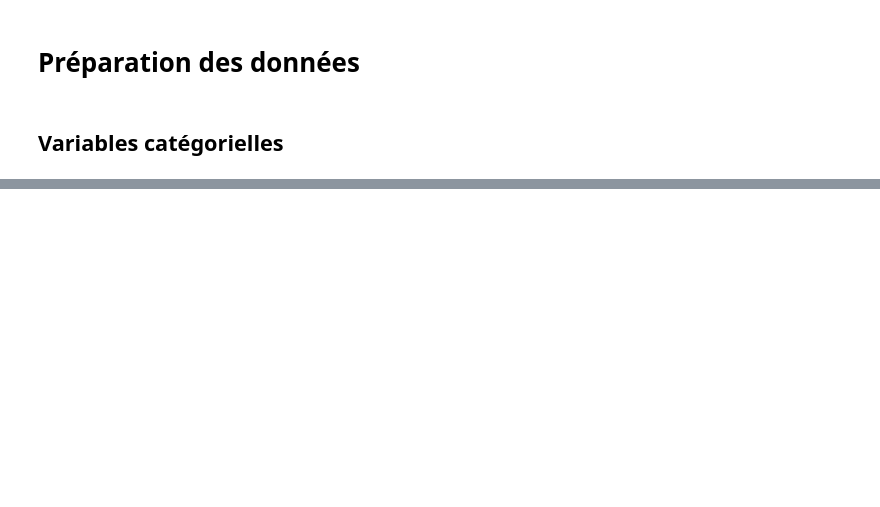
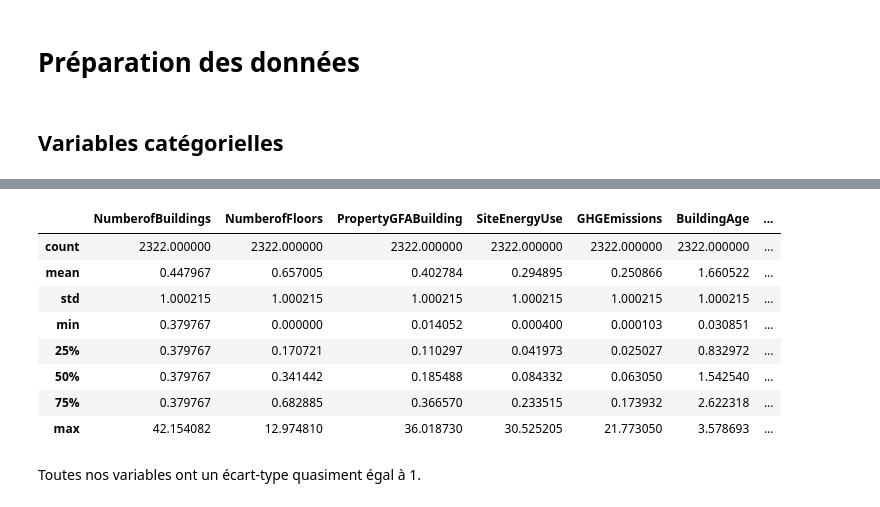
Before and after one commit to sebastienbourgeois/oc-p4-anticiper-besoin-consommation-batiments, a Jupyter notebook: Pelec_02_code.ipynb, the cells around one changed output, grey strips where cells are left out. Saved outputs shown, nothing was run; the diff lists cells and outputs as text; code cells hidden in the pictures; blank space fills up the shorter version.

```diff
--- a/Pelec_02_code.ipynb
+++ b/Pelec_02_code.ipynb
@@ -84,0 +150,20 @@ variables_categorielles = []
+# %%
+from sklearn.preprocessing import StandardScaler
+
+scaler = StandardScaler(with_mean=False)
+batiments_data_final = pd.DataFrame(scaler.fit_transform(batiments_data_topees))
+batiments_data_final.columns = batiments_data_topees.columns
+# %%
+batiments_data_final.describe()
+# %% [output]
+|  | NumberofBuildings | NumberofFloors | PropertyGFABuilding | SiteEnergyUse | GHGEmissions | BuildingAge | ... |
+| count | 2322.000000 | 2322.000000 | 2322.000000 | 2322.000000 | 2322.000000 | 2322.000000 | ... |
+| mean | 0.447967 | 0.657005 | 0.402784 | 0.294895 | 0.250866 | 1.660522 | ... |
+| std | 1.000215 | 1.000215 | 1.000215 | 1.000215 | 1.000215 | 1.000215 | ... |
+| min | 0.379767 | 0.000000 | 0.014052 | 0.000400 | 0.000103 | 0.030851 | ... |
+| 25% | 0.379767 | 0.170721 | 0.110297 | 0.041973 | 0.025027 | 0.832972 | ... |
+| 50% | 0.379767 | 0.341442 | 0.185488 | 0.084332 | 0.063050 | 1.542540 | ... |
+| 75% | 0.379767 | 0.682885 | 0.366570 | 0.233515 | 0.173932 | 2.622318 | ... |
+| max | 42.154082 | 12.974810 | 36.018730 | 30.525205 | 21.773050 | 3.578693 | ... |
+# %% [markdown]
+Toutes nos variables ont un écart-type quasiment égal à 1.
```
Also changed, not shown: parts of 11 cells of this notebook.
